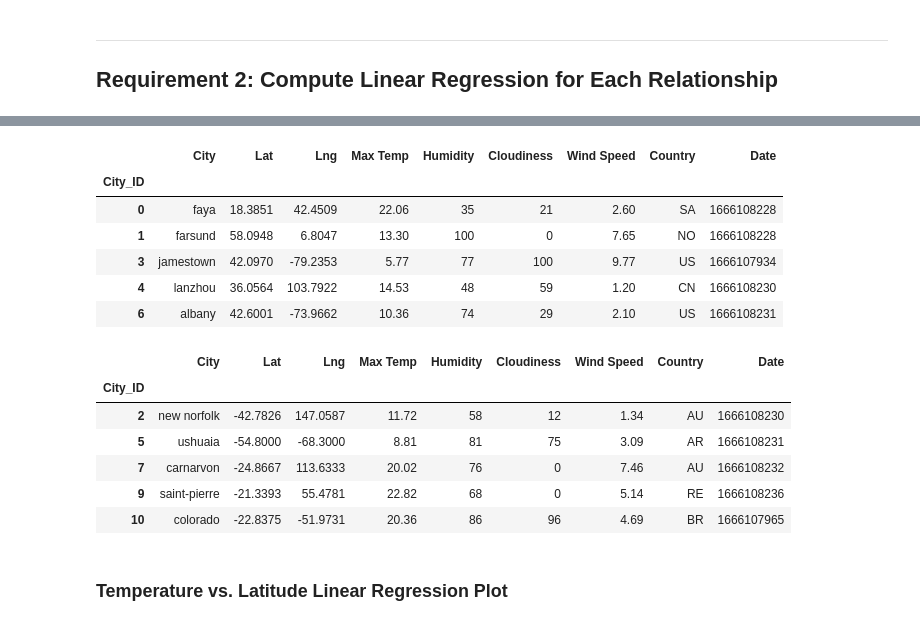
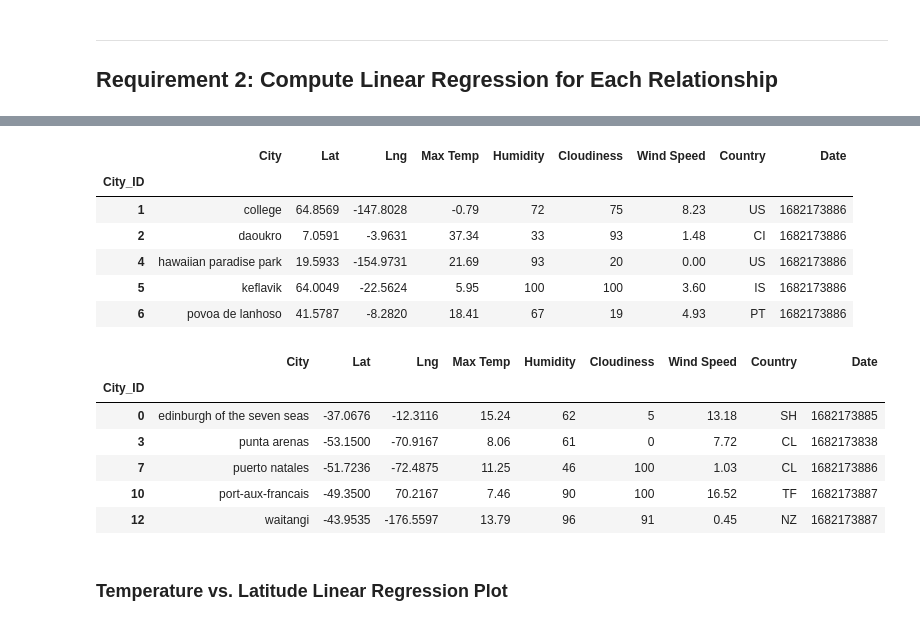
Before and after one commit to m-lohr/python-api-challenge, a Jupyter notebook: WeatherPy/WeatherPy.ipynb, the cells around one changed output, grey strips where cells are left out. Drawn from its saved outputs; the diff is of its cells as text; code cells hidden in the pictures.

```diff
--- a/WeatherPy/WeatherPy.ipynb
+++ b/WeatherPy/WeatherPy.ipynb
@@ -285,31 +317,31 @@ plt.show()
 # %%
 # Create a DataFrame with the Northern Hemisphere data (Latitude >= 0)
-# YOUR CODE HERE
+northern_hemi_df = (city_data_df[city_data_df["Lat"] >= 0])
 
 # Display sample data
 northern_hemi_df.head()
 # %% [output]
 |  | City | Lat | Lng | Max Temp | Humidity | Cloudiness | Wind Speed | Country | Date |
 | City_ID |  |  |  |  |  |  |  |  |  |
-| 0 | faya | 18.3851 | 42.4509 | 22.06 | 35 | 21 | 2.60 | SA | 1666108228 |
-| 1 | farsund | 58.0948 | 6.8047 | 13.30 | 100 | 0 | 7.65 | NO | 1666108228 |
-| 3 | jamestown | 42.0970 | -79.2353 | 5.77 | 77 | 100 | 9.77 | US | 1666107934 |
-| 4 | lanzhou | 36.0564 | 103.7922 | 14.53 | 48 | 59 | 1.20 | CN | 1666108230 |
-| 6 | albany | 42.6001 | -73.9662 | 10.36 | 74 | 29 | 2.10 | US | 1666108231 |
+| 1 | college | 64.8569 | -147.8028 | -0.79 | 72 | 75 | 8.23 | US | 1682173886 |
+| 2 | daoukro | 7.0591 | -3.9631 | 37.34 | 33 | 93 | 1.48 | CI | 1682173886 |
+| 4 | hawaiian paradise park | 19.5933 | -154.9731 | 21.69 | 93 | 20 | 0.00 | US | 1682173886 |
+| 5 | keflavik | 64.0049 | -22.5624 | 5.95 | 100 | 100 | 3.60 | IS | 1682173886 |
+| 6 | povoa de lanhoso | 41.5787 | -8.2820 | 18.41 | 67 | 19 | 4.93 | PT | 1682173886 |
 # %%
 # Create a DataFrame with the Southern Hemisphere data (Latitude < 0)
-# YOUR CODE HERE
+southern_hemi_df = (city_data_df[city_data_df["Lat"] < 0])
 
 # Display sample data
 southern_hemi_df.head()
 # %% [output]
 |  | City | Lat | Lng | Max Temp | Humidity | Cloudiness | Wind Speed | Country | Date |
 | City_ID |  |  |  |  |  |  |  |  |  |
-| 2 | new norfolk | -42.7826 | 147.0587 | 11.72 | 58 | 12 | 1.34 | AU | 1666108230 |
-| 5 | ushuaia | -54.8000 | -68.3000 | 8.81 | 81 | 75 | 3.09 | AR | 1666108231 |
-| 7 | carnarvon | -24.8667 | 113.6333 | 20.02 | 76 | 0 | 7.46 | AU | 1666108232 |
-| 9 | saint-pierre | -21.3393 | 55.4781 | 22.82 | 68 | 0 | 5.14 | RE | 1666108236 |
-| 10 | colorado | -22.8375 | -51.9731 | 20.36 | 86 | 96 | 4.69 | BR | 1666107965 |
+| 0 | edinburgh of the seven seas | -37.0676 | -12.3116 | 15.24 | 62 | 5 | 13.18 | SH | 1682173885 |
+| 3 | punta arenas | -53.1500 | -70.9167 | 8.06 | 61 | 0 | 7.72 | CL | 1682173838 |
+| 7 | puerto natales | -51.7236 | -72.4875 | 11.25 | 46 | 100 | 1.03 | CL | 1682173886 |
+| 10 | port-aux-francais | -49.3500 | 70.2167 | 7.46 | 90 | 100 | 16.52 | TF | 1682173887 |
+| 12 | waitangi | -43.9535 | -176.5597 | 13.79 | 96 | 91 | 0.45 | NZ | 1682173887 |
 # %% [markdown]
 ###  Temperature vs. Latitude Linear Regression Plot
 # %%
```
Also changed, not shown: parts of 25 cells of this notebook, 5 other files.
